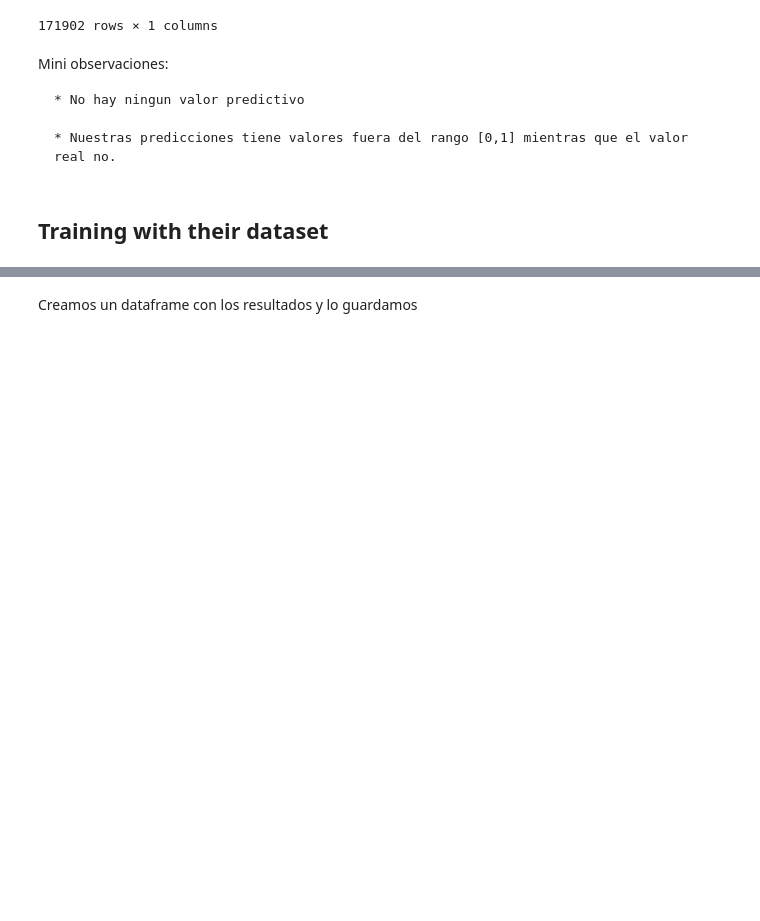
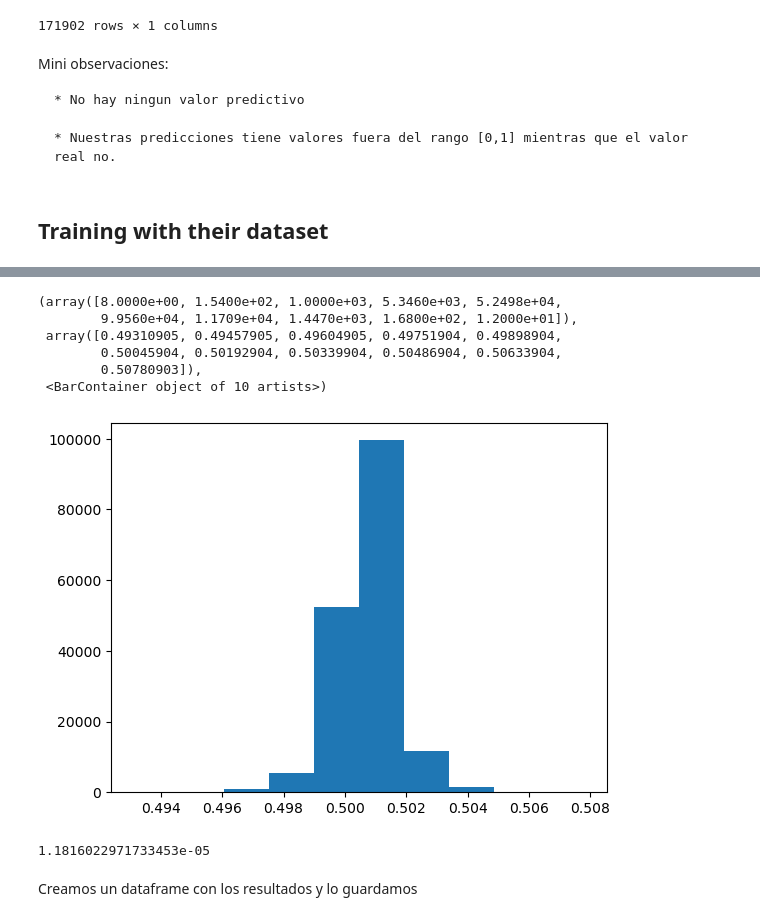
Before and after one commit to franmastromarino/ub-bicing-capstone-project, a Jupyter notebook: training.ipynb, the cells around one changed output, grey strips where cells are left out. Saved outputs shown, nothing was run; the diff lists cells and outputs as text; code cells hidden in the pictures; blank space fills up the shorter version.

```diff
--- a/training.ipynb
+++ b/training.ipynb
@@ -225,2 +286,17 @@ y_sample = sample_submission_df['percentage_docks_available']
+# %%
+plt.hist(y_pred)
+# %% [output]
+(array([8.0000e+00, 1.5400e+02, 1.0000e+03, 5.3460e+03, 5.2498e+04,
+        9.9560e+04, 1.1709e+04, 1.4470e+03, 1.6800e+02, 1.2000e+01]),
+ array([0.49310905, 0.49457905, 0.49604905, 0.49751904, 0.49898904,
+        0.50045904, 0.50192904, 0.50339904, 0.50486904, 0.50633904,
+        0.50780903]),
+ <BarContainer object of 10 artists>)
+[figure, added]
+# %%
+score = r2_score(y_sample, y_pred)
+score
+# %% [output]
+1.1816022971733453e-05
 # %% [markdown]
 Creamos un dataframe con los resultados y lo guardamos
```
Also changed, not shown: parts of 37 cells of this notebook.
